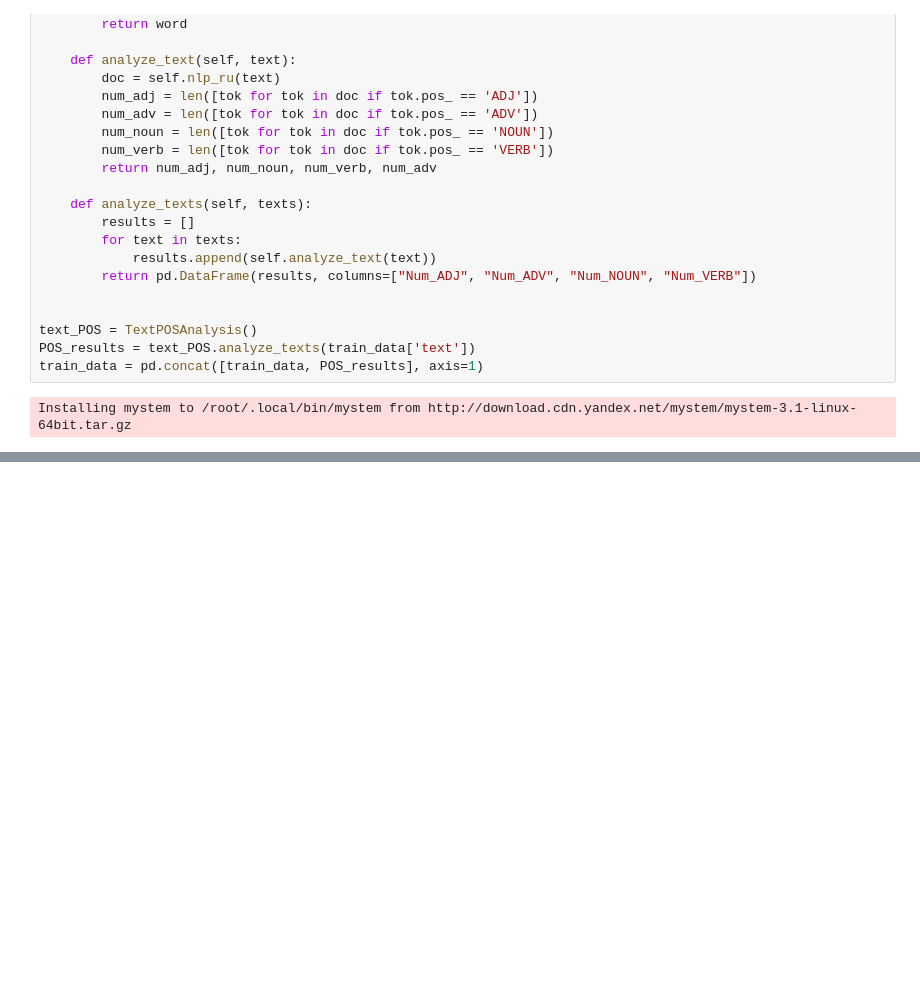
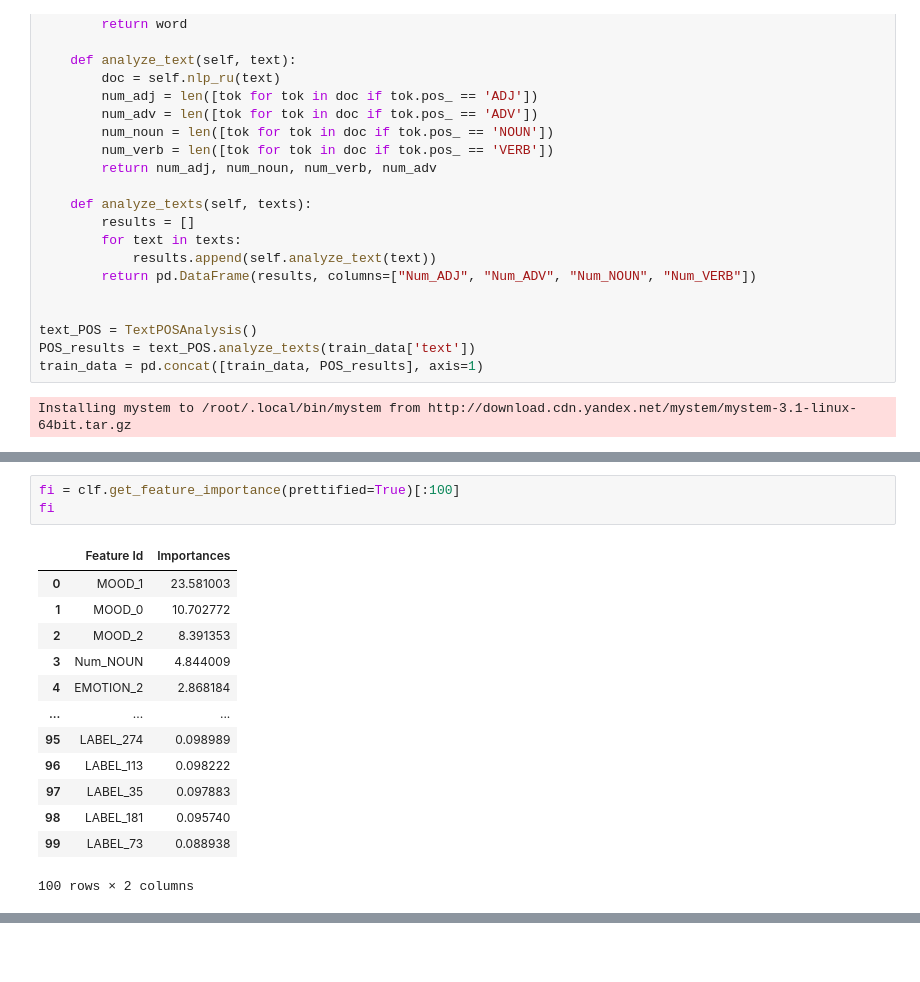
Before and after one commit to karnaksp/Educational-projects, a Jupyter notebook: feature-extraction-classifer-txt.ipynb, the cells around one changed output, grey strips where cells are left out. Cells and saved outputs as stored; diff of their text form; blank space fills up the shorter version.

```diff
--- a/feature-extraction-classifer-txt.ipynb
+++ b/feature-extraction-classifer-txt.ipynb
@@ -899,0 +937,17 @@ train_data.to_csv("feature_train.csv", index=False)
+# %%
+fi = clf.get_feature_importance(prettified=True)[:100]
+fi
+# %% [output]
+|  | Feature Id | Importances |
+| 0 | MOOD_1 | 23.581003 |
+| 1 | MOOD_0 | 10.702772 |
+| 2 | MOOD_2 | 8.391353 |
+| 3 | Num_NOUN | 4.844009 |
+| 4 | EMOTION_2 | 2.868184 |
+| ... | ... | ... |
+| 95 | LABEL_274 | 0.098989 |
+| 96 | LABEL_113 | 0.098222 |
+| 97 | LABEL_35 | 0.097883 |
+| 98 | LABEL_181 | 0.095740 |
+| 99 | LABEL_73 | 0.088938 |
+100 rows × 2 columns
```
Also changed, not shown: parts of 10 cells of this notebook.
